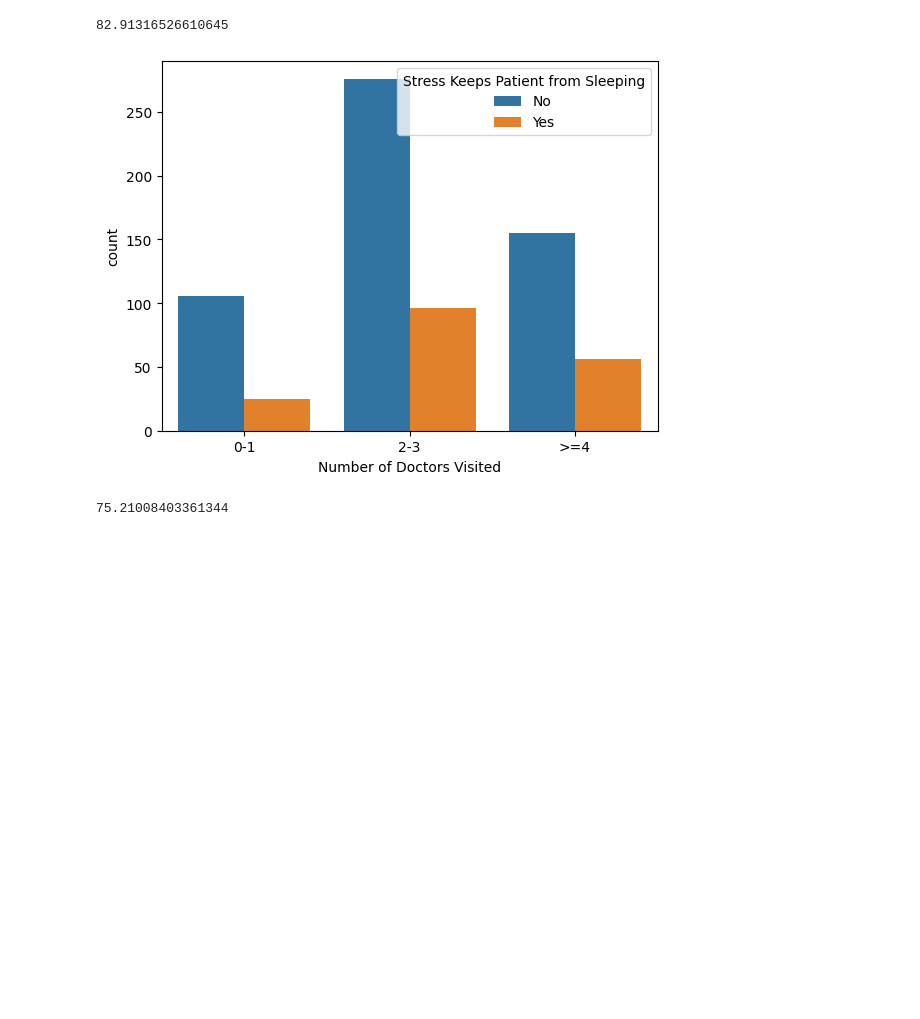
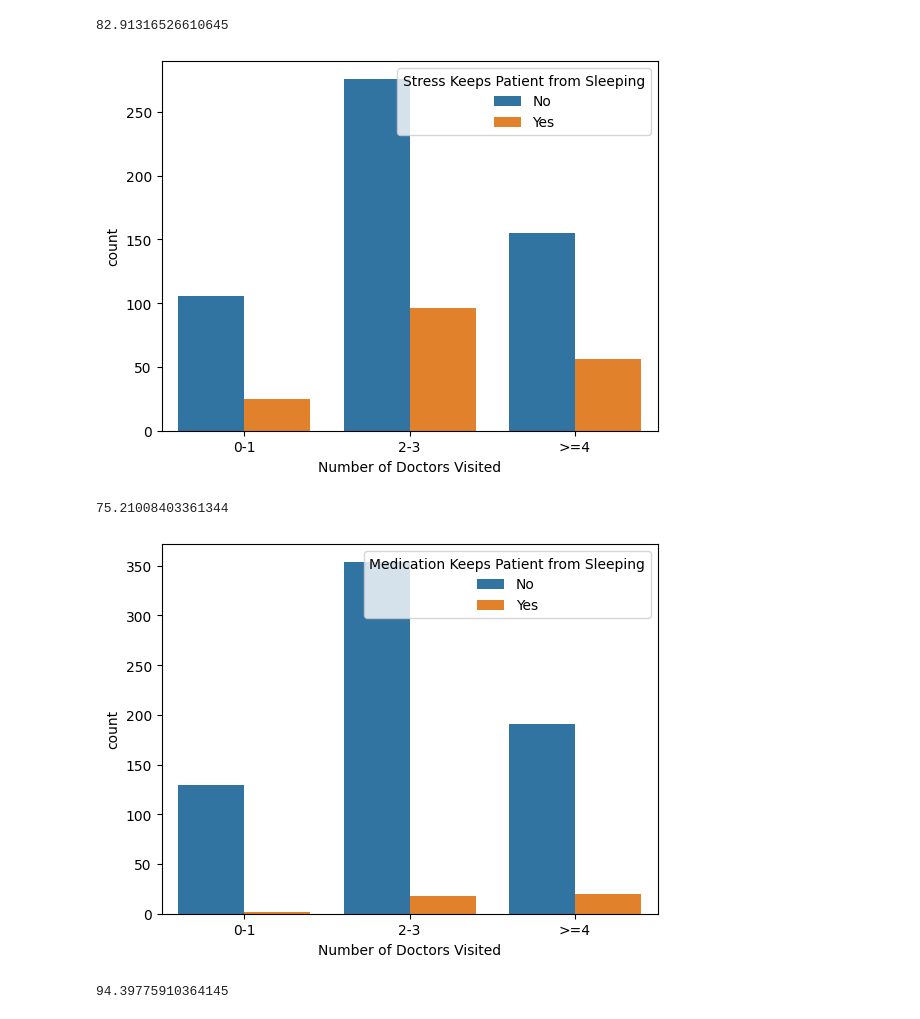
Before and after one commit to tracyhua2/DS3001, a Jupyter notebook: Final Project/DS3001_EDA.ipynb, the cells around one changed output. Drawn from its saved outputs; the diff is of its cells as text; code cells hidden in the pictures; blank space fills up the shorter version.

```diff
--- a/Final Project/DS3001_EDA.ipynb
+++ b/Final Project/DS3001_EDA.ipynb
@@ -206,10 +206,18 @@ print(perc*100)
 # %%
 sns.countplot(data=label_df, x='Number of Doctors Visited', hue='Stress Keeps Patient from Sleeping')
 plt.show()
+
+perc = ((label_df['Stress Keeps Patient from Sleeping'] == 'No').sum()) / (label_df['Stress Keeps Patient from Sleeping'].count())
+print(perc*100)
 # %% [output]
 [figure]
+75.21008403361344
 # %%
-perc = ((label_df['Stress Keeps Patient from Sleeping'] == 'No').sum()) / (label_df['Stress Keeps Patient from Sleeping'].count())
+sns.countplot(data=label_df, x='Number of Doctors Visited', hue='Medication Keeps Patient from Sleeping')
+plt.show()
+
+perc = ((label_df['Medication Keeps Patient from Sleeping'] == 'No').sum()) / (label_df['Medication Keeps Patient from Sleeping'].count())
 print(perc*100)
 # %% [output]
+[figure, added]
-75.21008403361344
+94.39775910364145
```
Also changed, not shown: parts of 3 cells of this notebook.
